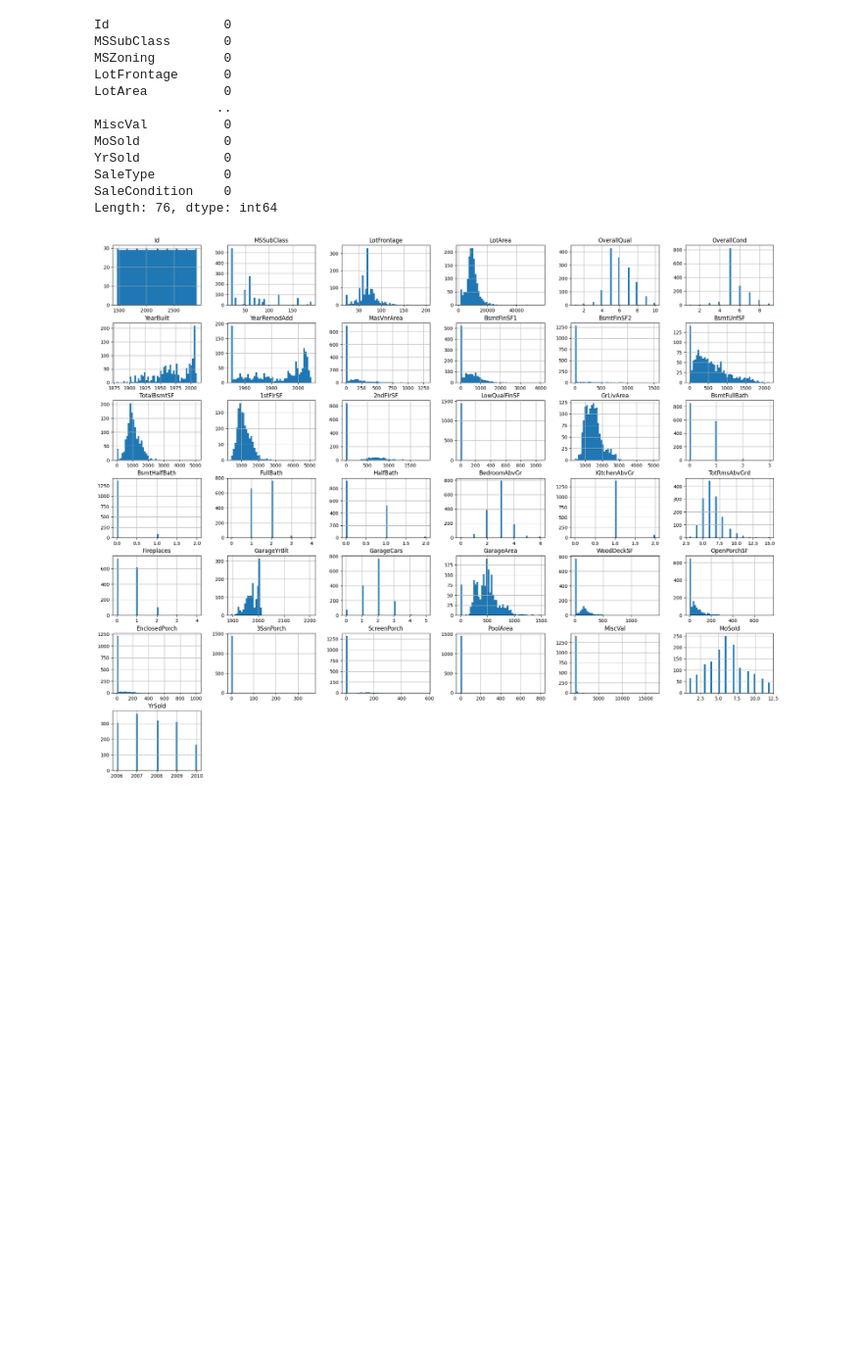
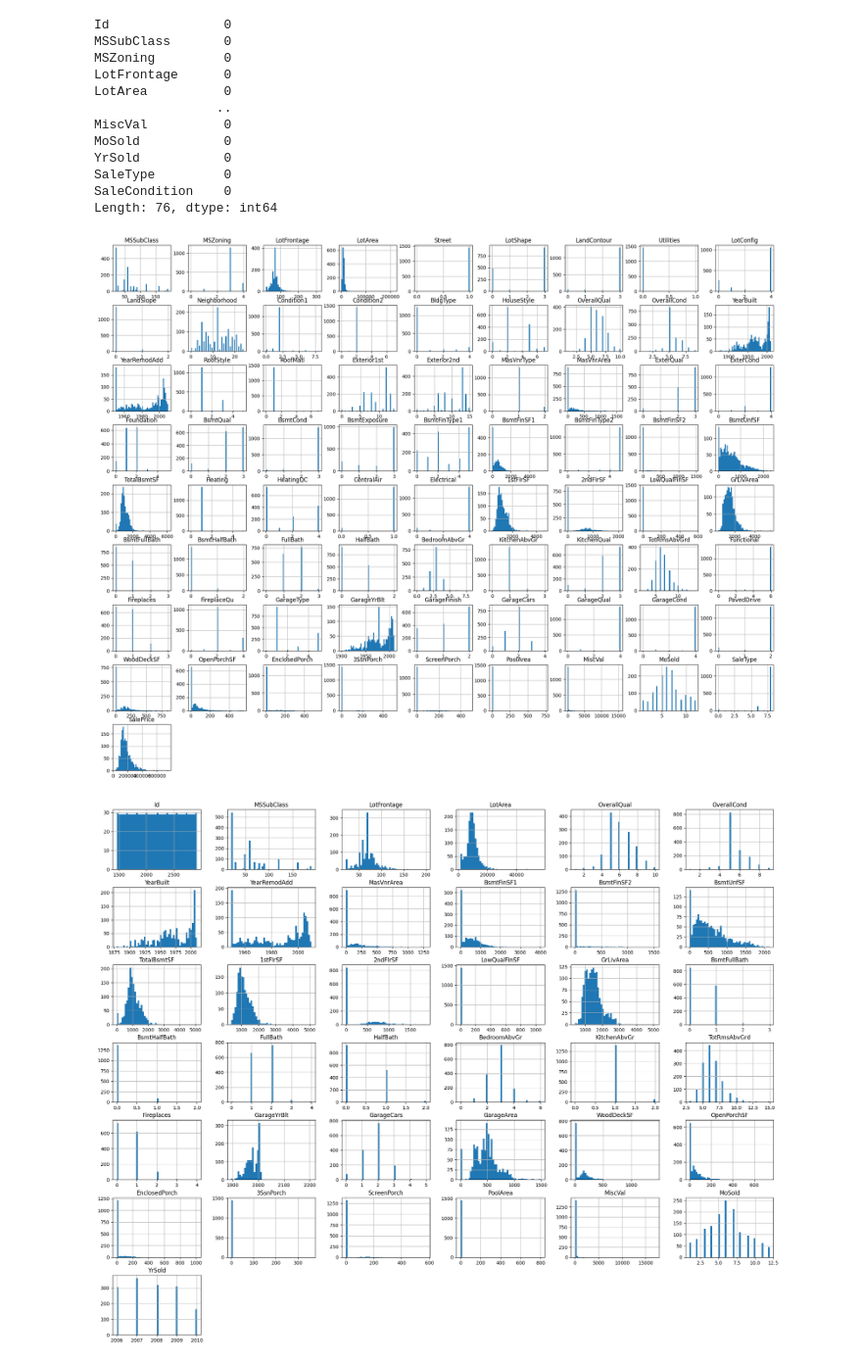
Before and after one commit to tanvi2419/INF05731_assignment1, a Jupyter notebook: Tanvi_Kandula_Assignment_4.ipynb, the cells around one changed output. Shown at 98% size. Saved outputs shown, nothing was run; the diff lists cells and outputs as text; code cells hidden in the pictures; blank space fills up the shorter version.

```diff
--- a/Tanvi_Kandula_Assignment_4.ipynb
+++ b/Tanvi_Kandula_Assignment_4.ipynb
@@ -867,6 +869,11 @@ YrSold           0
 SaleType         0
 SaleCondition    0
 Length: 76, dtype: int64
+# %%
+df_Train.hist(bins=50, figsize=(25, 20))
+plt.show()
+# %% [output]
+[figure, added]
 # %%
 df_Test.hist(bins=50, figsize=(25, 20))
 plt.show()
```
Also changed, not shown: parts of 9 cells of this notebook.
